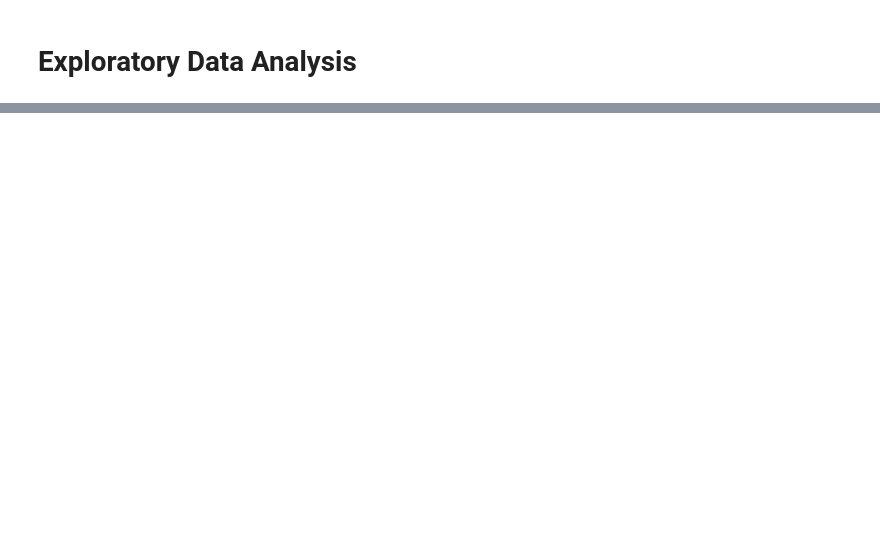
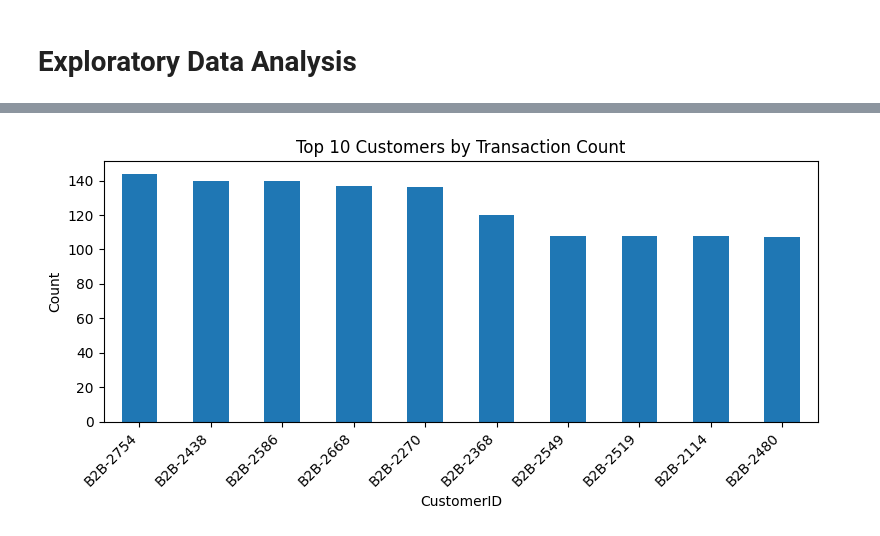
Before and after one commit to POGYaz/KAUST-Project, a Jupyter notebook: notebooks/EDA.ipynb, the cells around one changed output, grey strips where cells are left out. Drawn from its saved outputs; the diff is of its cells as text; code cells hidden in the pictures; blank space fills up the shorter version.

```diff
--- a/notebooks/EDA.ipynb
+++ b/notebooks/EDA.ipynb
@@ -75,0 +76,11 @@ NameError: name 'top_skus' is not defined
+# %%
+top_cust = tx["CustomerID"].value_counts().head(10)
+top_cust.plot.bar()
+plt.title("Top 10 Customers by Transaction Count")
+plt.xlabel("CustomerID")
+plt.ylabel("Count")
+plt.xticks(rotation=45, ha="right")
+plt.tight_layout()
+plt.show()
+# %% [output]
+[figure, added]
```
Also changed, not shown: parts of 8 cells of this notebook.
